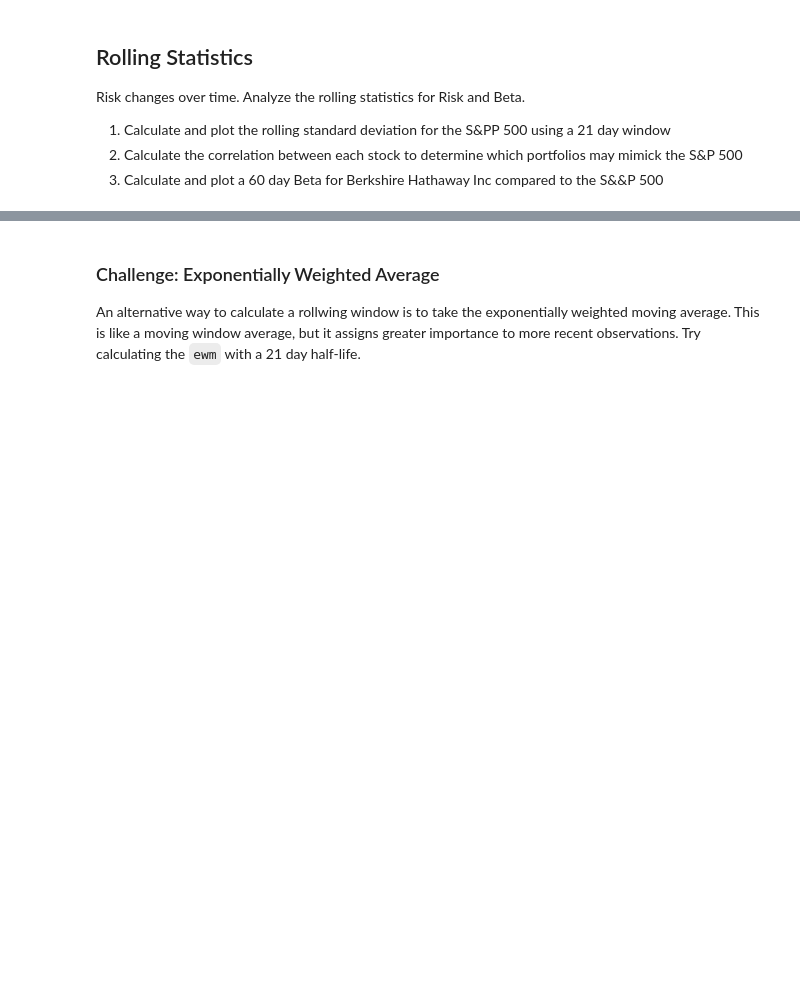
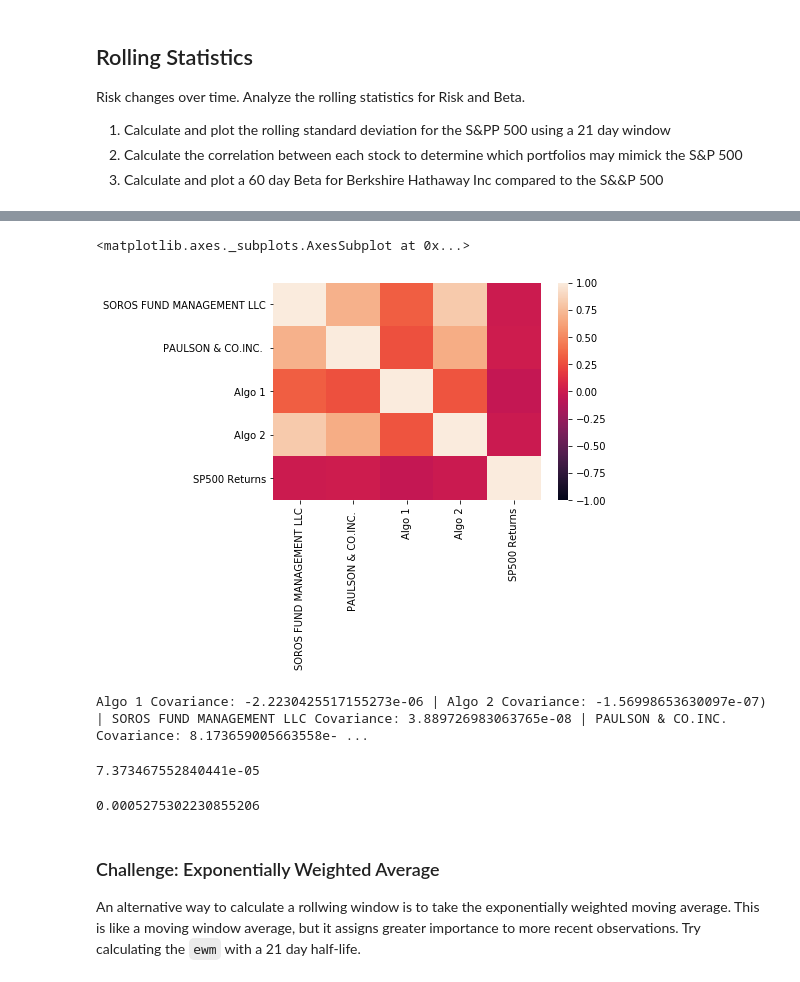
Before and after one commit to CPix18/MyFinTechRepo, a Jupyter notebook: HW3-Pandas/Pandas/Instructions/Starter_Code/whale_analysis.ipynb, the cells around one changed output, grey strips where cells are left out. Drawn from its saved outputs; the diff is of its cells as text; code cells hidden in the pictures; blank space fills up the shorter version.

```diff
--- a/HW3-Pandas/Pandas/Instructions/Starter_Code/whale_analysis.ipynb
+++ b/HW3-Pandas/Pandas/Instructions/Starter_Code/whale_analysis.ipynb
@@ -270,2 +293,4 @@ Risk changes over time. Analyze the rolling statistics for Risk and Beta.
 # %%
 # Correlation
+correlation = combo_df.corr()
+correlation
@@ -272,5 +304,32 @@ Risk changes over time. Analyze the rolling statistics for Risk and Beta.
+# %%
+# plot correlation in heatmap
+import seaborn as sns
+sns.heatmap(correlation,  vmin=-1, vmax=1)
+# %% [output]
+<matplotlib.axes._subplots.AxesSubplot at 0x...>
+[figure, added]
+# %%
+# find covriance of each portfolio compared to SP500 Returns
+algo1_covariance = combo_df["Algo 1"].cov(combo_df['SP500 Returns'])
+algo2_covariance = combo_df["Algo 2"].cov(combo_df['SP500 Returns'])
+soros_covariance = combo_df["SOROS FUND MANAGEMENT LLC"].cov(combo_df['SP500 Returns'])
+paul_covariance = combo_df["PAULSON & CO.INC. "].cov(combo_df['SP500 Returns'])
+
+print(f"Algo 1 Covariance: {algo1_covariance} | Algo 2 Covariance: {algo2_covariance}) | SOROS FUND MANAGEMENT LLC Covariance: {soros_covariance} | PAULSON & CO.INC. Covariance: {paul_covariance}")
+# %% [output]
+Algo 1 Covariance: -2.2230425517155273e-06 | Algo 2 Covariance: -1.56998653630097e-07) | SOROS FUND MANAGEMENT LLC Covariance: 3.889726983063765e-08 | PAULSON & CO.INC. Covariance: 8.173659005663558e- ...
+# %%
+# find variance of SP500 Returns
+variance = combo_df['SP500 Returns'].var()
+variance
+# %% [output]
+7.373467552840441e-05
 # %%
 # Calculate Beta for a single portfolio compared to the total market (S&P 500)
+soros_beta = soros_covariance / variance
+soros_beta
+# %% [output]
+0.0005275302230855206
 # %% [markdown]
 ### Challenge: Exponentially Weighted Average
 
```
Also changed, not shown: parts of 14 cells of this notebook, 25 other files.
